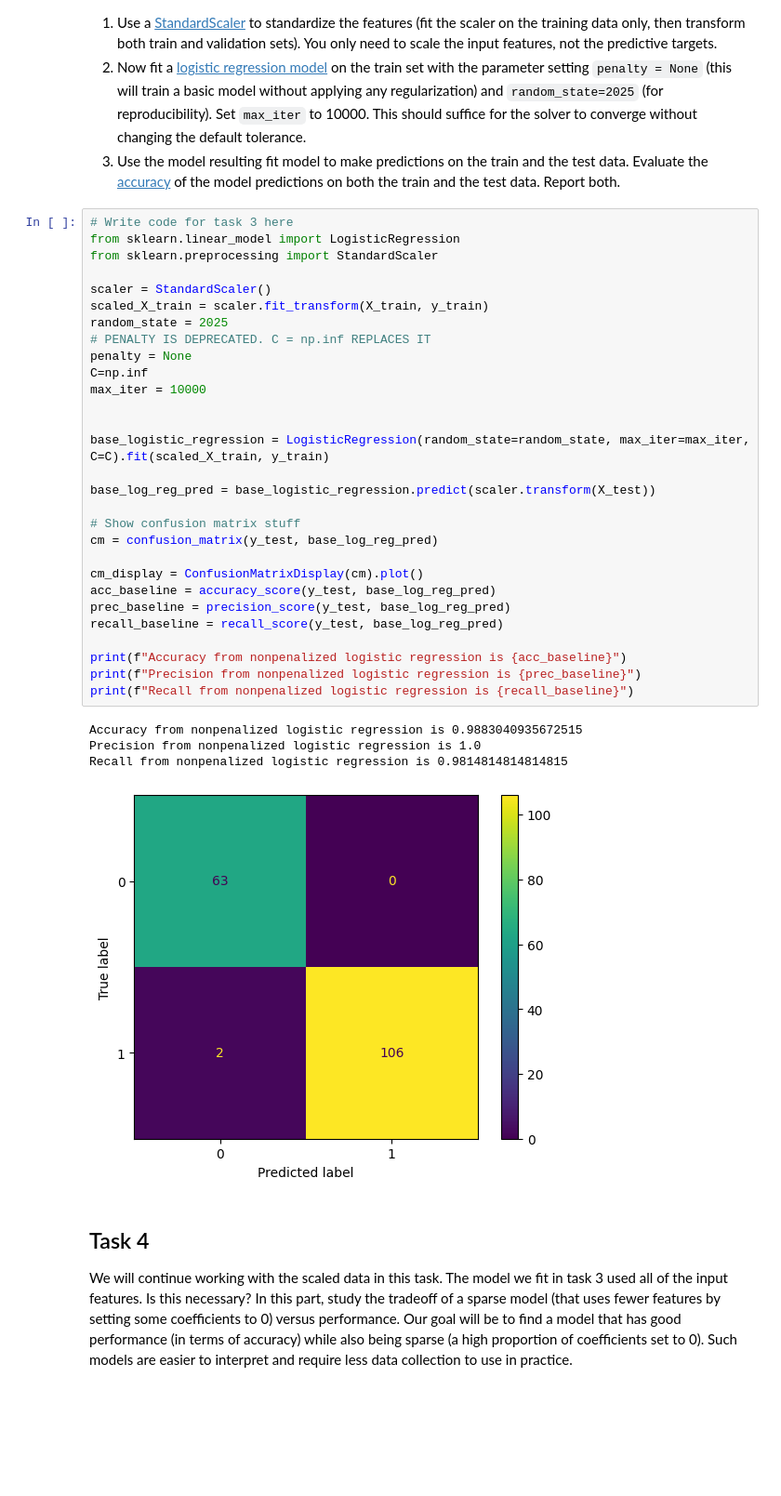
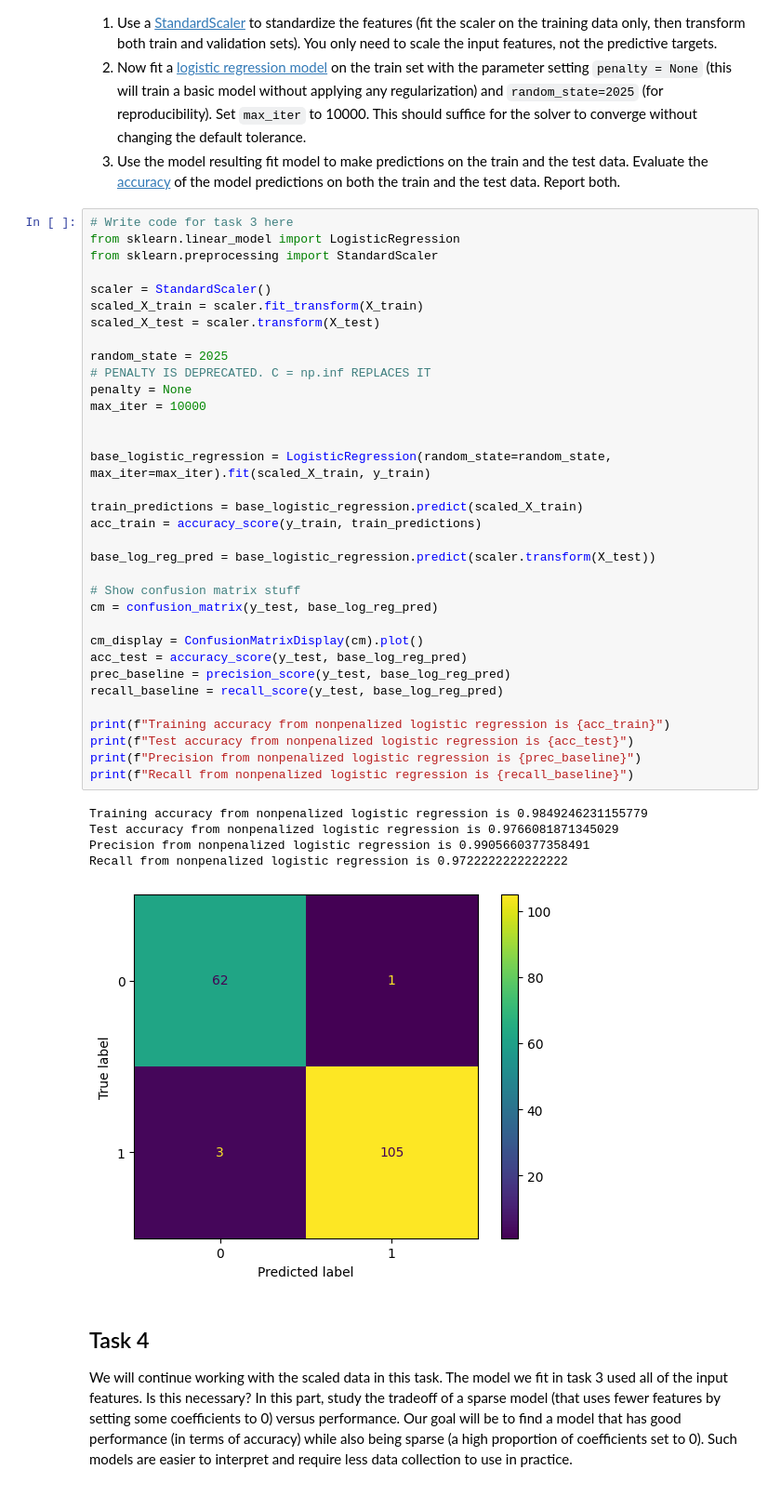
Before and after one commit to marcusmcfadden/CS372_HW, a Jupyter notebook: hw2/1-cancer.ipynb, the cells around one changed output. Shown at 93% size. Drawn from its saved outputs; the diff is of its cells as text; blank space fills up the shorter version.

```diff
--- a/hw2/1-cancer.ipynb
+++ b/hw2/1-cancer.ipynb
@@ -139,37 +142,43 @@ For this task, do the following:
 # %%
 # Write code for task 3 here
 from sklearn.linear_model import LogisticRegression
 from sklearn.preprocessing import StandardScaler
 
 scaler = StandardScaler()
-scaled_X_train = scaler.fit_transform(X_train, y_train)
+scaled_X_train = scaler.fit_transform(X_train)
+scaled_X_test = scaler.transform(X_test)
+
 random_state = 2025
 # PENALTY IS DEPRECATED. C = np.inf REPLACES IT
 penalty = None
-C=np.inf
 max_iter = 10000
 
 
-base_logistic_regression = LogisticRegression(random_state=random_state, max_iter=max_iter, C=C).fit(scaled_X_train, y_train)
+base_logistic_regression = LogisticRegression(random_state=random_state, max_iter=max_iter).fit(scaled_X_train, y_train)
+
+train_predictions = base_logistic_regression.predict(scaled_X_train)
+acc_train = accuracy_score(y_train, train_predictions)
 
 base_log_reg_pred = base_logistic_regression.predict(scaler.transform(X_test))
 
 # Show confusion matrix stuff
 cm = confusion_matrix(y_test, base_log_reg_pred)
 
 cm_display = ConfusionMatrixDisplay(cm).plot()
-acc_baseline = accuracy_score(y_test, base_log_reg_pred)
+acc_test = accuracy_score(y_test, base_log_reg_pred)
 prec_baseline = precision_score(y_test, base_log_reg_pred)
 recall_baseline = recall_score(y_test, base_log_reg_pred)
 
-print(f"Accuracy from nonpenalized logistic regression is {acc_baseline}")
+print(f"Training accuracy from nonpenalized logistic regression is {acc_train}")
+print(f"Test accuracy from nonpenalized logistic regression is {acc_test}")
 print(f"Precision from nonpenalized logistic regression is {prec_baseline}")
 print(f"Recall from nonpenalized logistic regression is {recall_baseline}")
 # %% [output]
-Accuracy from nonpenalized logistic regression is 0.9883040935672515
-Precision from nonpenalized logistic regression is 1.0
-Recall from nonpenalized logistic regression is 0.9814814814814815
+Training accuracy from nonpenalized logistic regression is 0.9849246231155779
+Test accuracy from nonpenalized logistic regression is 0.9766081871345029
+Precision from nonpenalized logistic regression is 0.9905660377358491
+Recall from nonpenalized logistic regression is 0.9722222222222222
-[figure, old version]
+[figure, new version]
 # %% [markdown]
 ## Task 4
 
```
Also changed, not shown: parts of 6 cells of this notebook.
